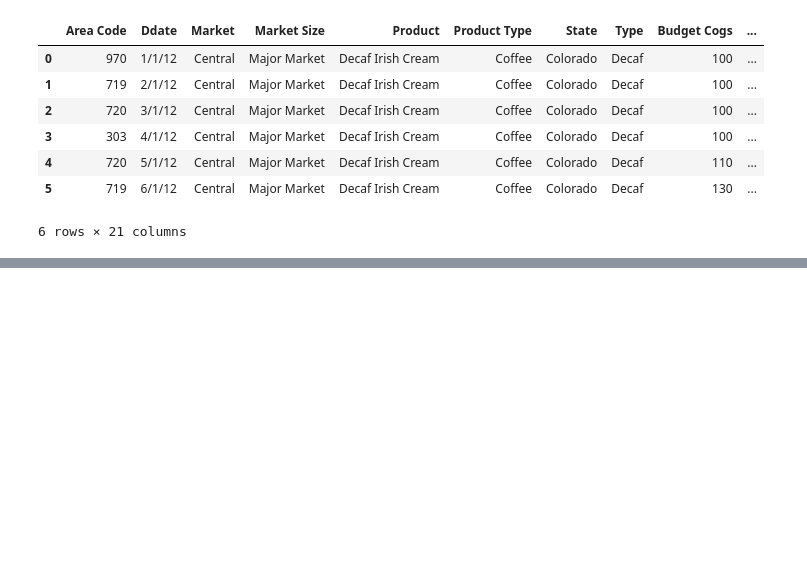
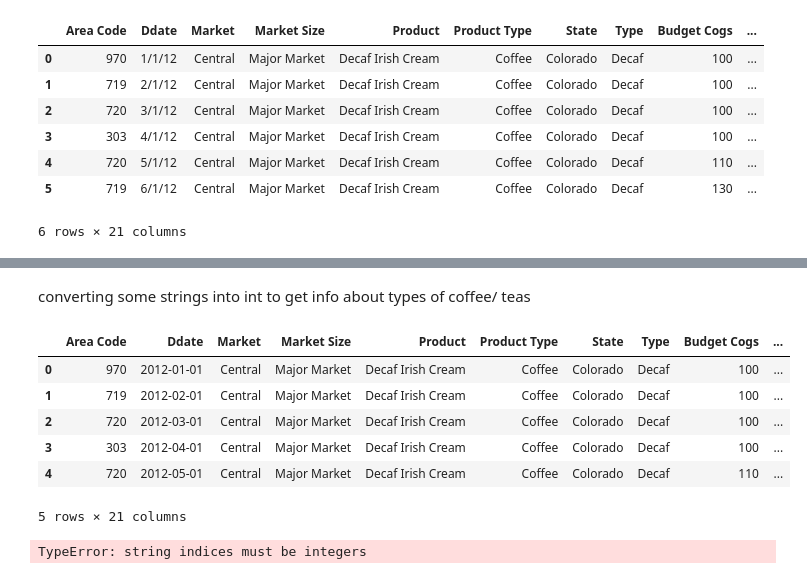
Before and after one commit to ashleyrabanales/8410_Projects, a Jupyter notebook: Final project/final.ipynb, the cells around one changed output, grey strips where cells are left out. Saved outputs shown, nothing was run; the diff lists cells and outputs as text; code cells hidden in the pictures; blank space fills up the shorter version.

```diff
--- a/Final project/final.ipynb
+++ b/Final project/final.ipynb
@@ -55,0 +135,23 @@ df.describe()
+# %% [markdown]
+converting some strings into int to get info about types of coffee/ teas
+# %%
+df.head()
+# %% [output]
+|  | Area Code | Ddate | Market | Market Size | Product | Product Type | State | Type | Budget Cogs | ... |
+| 0 | 970 | 2012-01-01 | Central | Major Market | Decaf Irish Cream | Coffee | Colorado | Decaf | 100 | ... |
+| 1 | 719 | 2012-02-01 | Central | Major Market | Decaf Irish Cream | Coffee | Colorado | Decaf | 100 | ... |
+| 2 | 720 | 2012-03-01 | Central | Major Market | Decaf Irish Cream | Coffee | Colorado | Decaf | 100 | ... |
+| 3 | 303 | 2012-04-01 | Central | Major Market | Decaf Irish Cream | Coffee | Colorado | Decaf | 100 | ... |
+| 4 | 720 | 2012-05-01 | Central | Major Market | Decaf Irish Cream | Coffee | Colorado | Decaf | 110 | ... |
+5 rows × 21 columns
+# %%
+#how many people prefer coffee?
+coffee = []
+for i in 'Product Type':
+    for p in i["Coffee"]:
+        if p not in coffee:
+            coffee.append(p)
+
+print(coffee)
+# %% [output]
+TypeError: string indices must be integers
```
Also changed, not shown: parts of 10 cells of this notebook, 3 other files.
